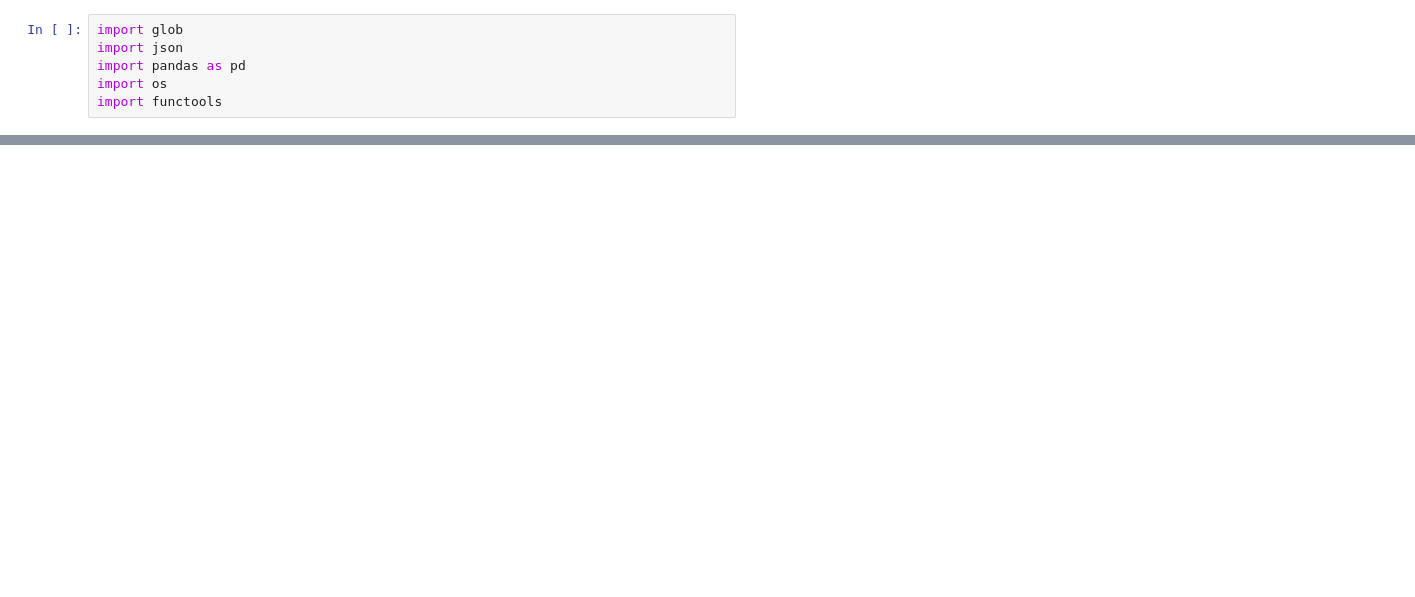
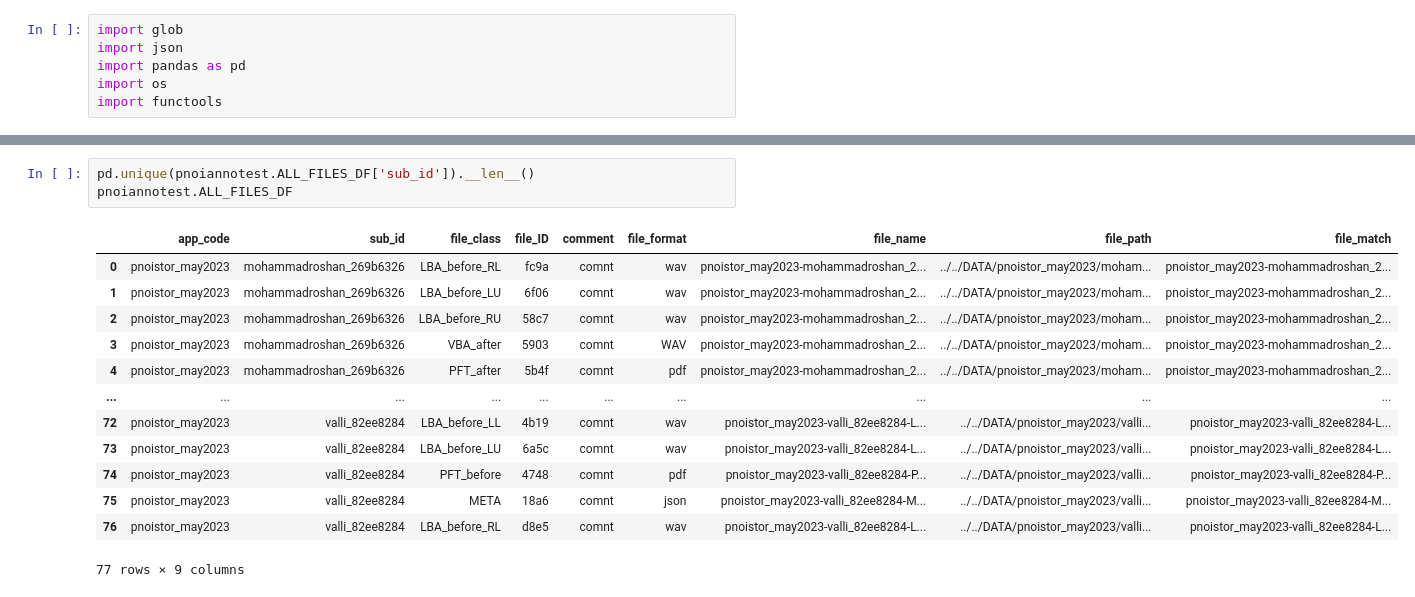
Before and after one commit to vaguebrownfox01/pnoi-anotest, a Jupyter notebook: anotest.ipynb, the cells around one changed output, grey strips where cells are left out. Drawn from its saved outputs; the diff is of its cells as text; blank space fills up the shorter version.

```diff
--- a/anotest.ipynb
+++ b/anotest.ipynb
@@ -138,3 +230,20 @@ pnoiannotest = Annotest(DATA_PATH)
+# %%
+pd.unique(pnoiannotest.ALL_FILES_DF['sub_id']).__len__()
+pnoiannotest.ALL_FILES_DF
+# %% [output]
+|  | app_code | sub_id | file_class | file_ID | comment | file_format | file_name | file_path | file_match |
+| 0 | pnoistor_may2023 | mohammadroshan_269b6326 | LBA_before_RL | fc9a | comnt | wav | pnoistor_may2023-mohammadroshan_2... | ../../DATA/pnoistor_may2023/moham... | pnoistor_may2023-mohammadroshan_2... |
+| 1 | pnoistor_may2023 | mohammadroshan_269b6326 | LBA_before_LU | 6f06 | comnt | wav | pnoistor_may2023-mohammadroshan_2... | ../../DATA/pnoistor_may2023/moham... | pnoistor_may2023-mohammadroshan_2... |
+| 2 | pnoistor_may2023 | mohammadroshan_269b6326 | LBA_before_RU | 58c7 | comnt | wav | pnoistor_may2023-mohammadroshan_2... | ../../DATA/pnoistor_may2023/moham... | pnoistor_may2023-mohammadroshan_2... |
+| 3 | pnoistor_may2023 | mohammadroshan_269b6326 | VBA_after | 5903 | comnt | WAV | pnoistor_may2023-mohammadroshan_2... | ../../DATA/pnoistor_may2023/moham... | pnoistor_may2023-mohammadroshan_2... |
+| 4 | pnoistor_may2023 | mohammadroshan_269b6326 | PFT_after | 5b4f | comnt | pdf | pnoistor_may2023-mohammadroshan_2... | ../../DATA/pnoistor_may2023/moham... | pnoistor_may2023-mohammadroshan_2... |
+| ... | ... | ... | ... | ... | ... | ... | ... | ... | ... |
+| 72 | pnoistor_may2023 | valli_82ee8284 | LBA_before_LL | 4b19 | comnt | wav | pnoistor_may2023-valli_82ee8284-L... | ../../DATA/pnoistor_may2023/valli... | pnoistor_may2023-valli_82ee8284-L... |
+| 73 | pnoistor_may2023 | valli_82ee8284 | LBA_before_LU | 6a5c | comnt | wav | pnoistor_may2023-valli_82ee8284-L... | ../../DATA/pnoistor_may2023/valli... | pnoistor_may2023-valli_82ee8284-L... |
+| 74 | pnoistor_may2023 | valli_82ee8284 | PFT_before | 4748 | comnt | pdf | pnoistor_may2023-valli_82ee8284-P... | ../../DATA/pnoistor_may2023/valli... | pnoistor_may2023-valli_82ee8284-P... |
+| 75 | pnoistor_may2023 | valli_82ee8284 | META | 18a6 | comnt | json | pnoistor_may2023-valli_82ee8284-M... | ../../DATA/pnoistor_may2023/valli... | pnoistor_may2023-valli_82ee8284-M... |
+| 76 | pnoistor_may2023 | valli_82ee8284 | LBA_before_RL | d8e5 | comnt | wav | pnoistor_may2023-valli_82ee8284-L... | ../../DATA/pnoistor_may2023/valli... | pnoistor_may2023-valli_82ee8284-L... |
+77 rows × 9 columns
 # %%
 pnoiannotest.get_anotless_aud()
 # %% [output]
```
Also changed, not shown: parts of 10 cells of this notebook, 5 other files.
